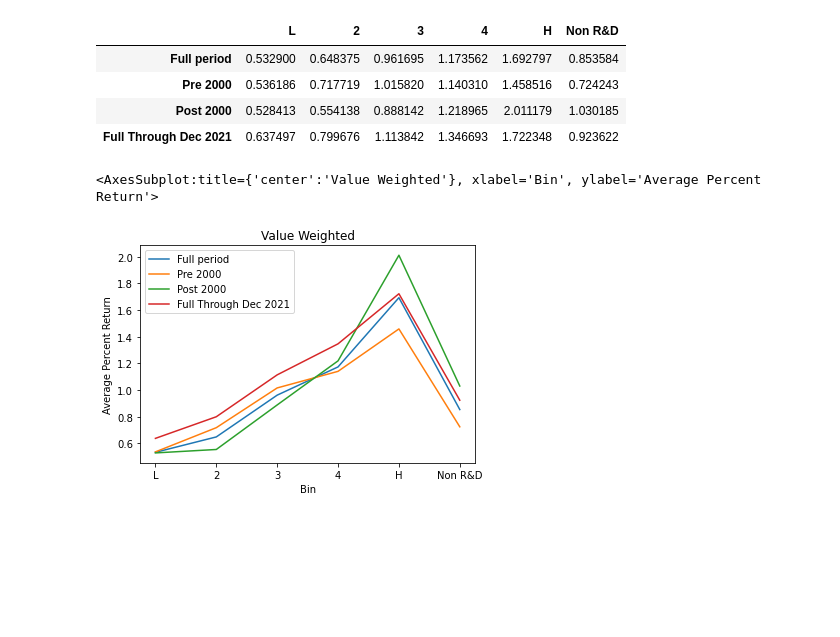
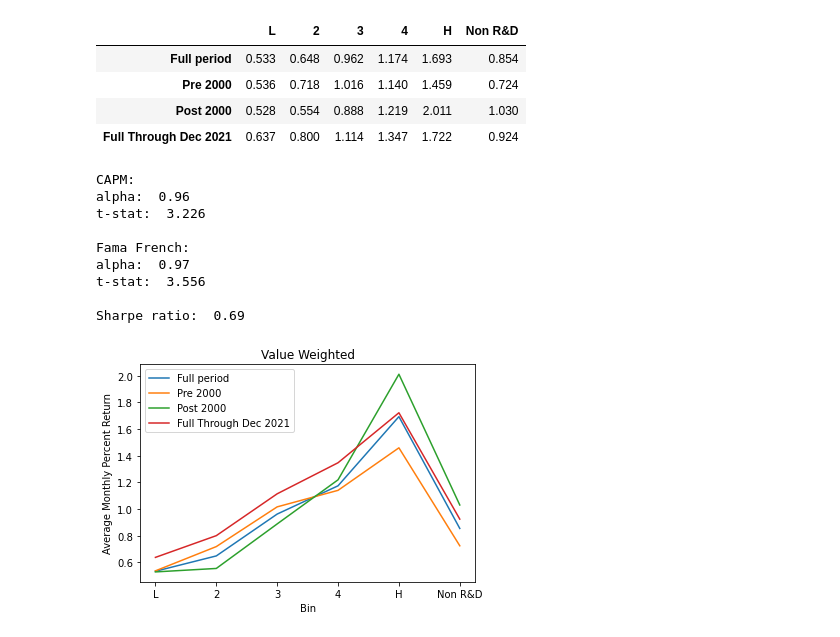
Before and after one commit to AmritSd/Does_R-D_Matter, a Jupyter notebook: rudra_rd_trading.ipynb, the cells around one changed output. Saved outputs shown, nothing was run; the diff lists cells and outputs as text; code cells hidden in the pictures; blank space fills up the shorter version.

Commit message:
regression and sharpe done...need to do additional analysis

```diff
--- a/rudra_rd_trading.ipynb
+++ b/rudra_rd_trading.ipynb
@@ -191,7 +189,7 @@ def get_results(monthly_returns):
 
     results.index = ["Full period", "Pre 2000", "Post 2000", "Full Through Dec 2021"]
 
-    return results
+    return results.round(3)
 # %%
 def clean_data(stocks_raw, fundamentals_raw, fama_french_raw):
     stocks = clean_stocks(stocks_raw)
@@ -213,6 +270,7 @@ equal_monthly_returns = get_excess_returns(equal_monthly_returns, fama_french)
 
 equal_results = get_results(equal_monthly_returns)
 display(equal_results)
-equal_results.T.plot(ylabel="Average Percent Return", xlabel="Bin", title="Value Weighted")
+equal_results.T.plot(ylabel="Average Percent Return", xlabel="Bin", title="Equal Weighted")
+run_regressions_and_sharpe(fama_french, equal_monthly_returns)
 # %% [output]
 |  | L | 2 | 3 | 4 | H | Non R&D |
@@ -229,5 +295,6 @@ value_monthly_returns = get_excess_returns(value_monthly_returns, fama_french)
 value_results = get_results(value_monthly_returns)
 display(value_results)
 value_results.T.plot(ylabel="Average Percent Return", xlabel="Bin", title="Value Weighted")
+run_regressions_and_sharpe(fama_french, value_monthly_returns)
 # %% [output]
 |  | L | 2 | 3 | 4 | H | Non R&D |
@@ -239,16 +314,25 @@ value_results.T.plot(ylabel="Average Percent Return", xlabel="Bin", title="Value
 [figure]
 # %%
-equal_monthly_returns = get_monthly_returns(firms_wo_1000, stocks, value_weighted=True)
-equal_monthly_returns = get_excess_returns(equal_monthly_returns, fama_french)
+value_wo_1000_monthly_returns = get_monthly_returns(firms_wo_1000, stocks, value_weighted=True)
+value_wo_1000_monthly_returns = get_excess_returns(value_wo_1000_monthly_returns, fama_french)
 
-equal_results = get_results(equal_monthly_returns)
-display(equal_results)
-equal_results.T.plot(ylabel="Average Percent Return", xlabel="Bin", title="Value Weighted")
+value_wo_1000_results = get_results(value_wo_1000_monthly_returns)
+display(value_wo_1000_results)
+value_wo_1000_results.T.plot(ylabel="Average Monthly Percent Return", xlabel="Bin", title="Value Weighted")
+run_regressions_and_sharpe(fama_french, value_wo_1000_monthly_returns)
 # %% [output]
 |  | L | 2 | 3 | 4 | H | Non R&D |
-| Full period | 0.532900 | 0.648375 | 0.961695 | 1.173562 | 1.692797 | 0.853584 |
-| Pre 2000 | 0.536186 | 0.717719 | 1.015820 | 1.140310 | 1.458516 | 0.724243 |
-| Post 2000 | 0.528413 | 0.554138 | 0.888142 | 1.218965 | 2.011179 | 1.030185 |
-| Full Through Dec 2021 | 0.637497 | 0.799676 | 1.113842 | 1.346693 | 1.722348 | 0.923622 |
+| Full period | 0.533 | 0.648 | 0.962 | 1.174 | 1.693 | 0.854 |
+| Pre 2000 | 0.536 | 0.718 | 1.016 | 1.140 | 1.459 | 0.724 |
+| Post 2000 | 0.528 | 0.554 | 0.888 | 1.219 | 2.011 | 1.030 |
+| Full Through Dec 2021 | 0.637 | 0.800 | 1.114 | 1.347 | 1.722 | 0.924 |
-<AxesSubplot:title={'center':'Value Weighted'}, xlabel='Bin', ylabel='Average Percent Return'>
+CAPM:
+alpha:  0.96
+t-stat:  3.226
+
+Fama French:
+alpha:  0.97
+t-stat:  3.556
+
+Sharpe ratio:  0.69
-[figure, old version]
+[figure, new version]
```
Also changed, not shown: parts of 6 cells of this notebook.
